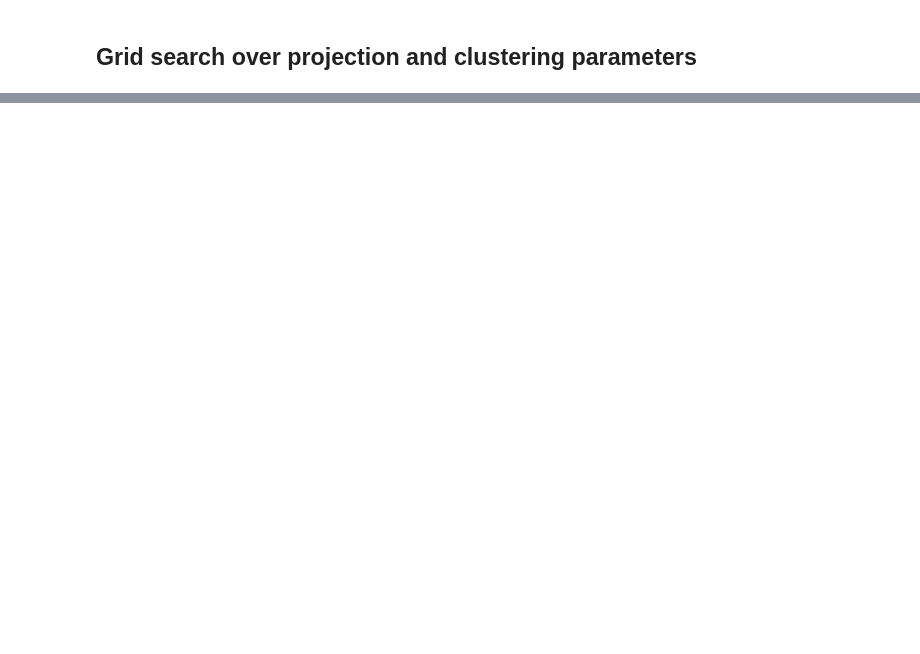
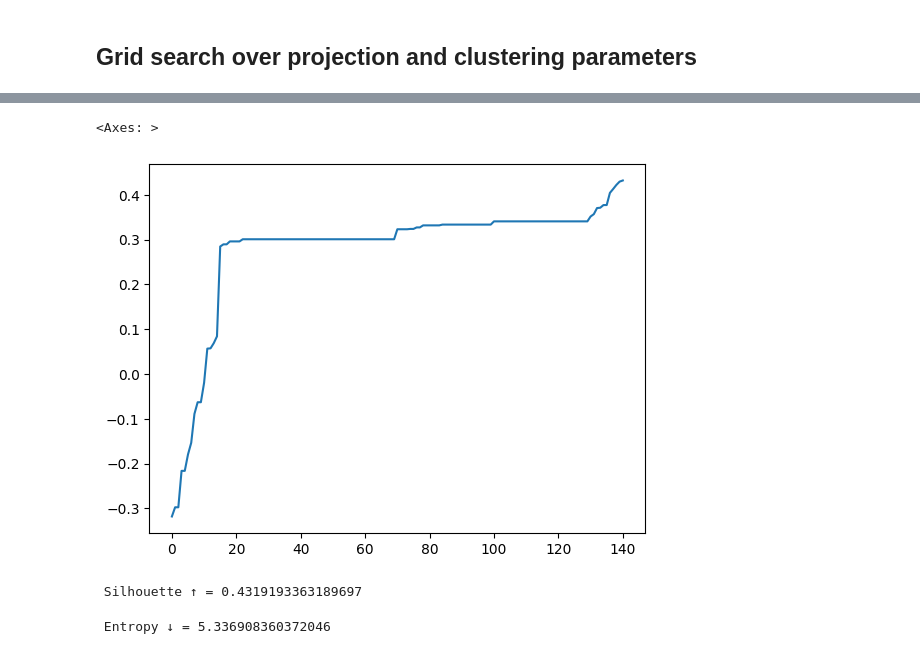
Before and after one commit to mehdi-elion/AI-News-Digest, a Jupyter notebook: notebooks/clustering_trials.ipynb, the cells around one changed output, grey strips where cells are left out. Drawn from its saved outputs; the diff is of its cells as text; code cells hidden in the pictures; blank space fills up the shorter version.

Commit message:
[WIP] summarization trials Mistral +  improved clustering

```diff
--- a/notebooks/clustering_trials.ipynb
+++ b/notebooks/clustering_trials.ipynb
@@ -211,7 +250,7 @@ umap_kwargs = {
     "metric": "cosine",
 }
 
-df_umap = clustering_pipeline(
+df_umap, clustering = clustering_pipeline(
     df_embed,
     umap_kwargs,
     clustering_kwargs,
@@ -252,14 +294,23 @@ from tqdm.contrib.itertools import product
 
 clustering_grid = {
     "min_cluster_size": [3, 5, 10, 15],
-    "min_samples": [None, 3, 5],
-    "max_cluster_size": [None, 10, 15, 25],
-    "cluster_selection_epsilon": [0.0, 0.05, 0.1, 0.5],
+    "min_samples": [3, 5, 10],
+    "max_cluster_size": [None, 15, 25, 40],
+    "cluster_selection_epsilon": [
+        # 0.0,
+        # 0.05,
+        # 0.0,
+        # 0.001,
+        # 0.01,
+        0.05,
+        0.1,
+        0.5,
+    ],
 }
 
 umap_grid = {
-    "n_neighbors": [2, 5, 10, 20],
-    "min_dist": [0.001, 0.01, 0.1, 0.5, 0.85],
+    "n_neighbors": [2, 4, 8, 10],
+    "min_dist": [0.001, 0.01, 0.1, 0.5],
     "n_components": [2],
     "metric": ["cosine"],
     "init": ["random"],
@@ -277,7 +328,7 @@ for umap_vals in product(*tuple(umap_grid.values())):
         umap_kwargs[key] = umap_vals[i]
 
     try:
-        df_umap = clustering_pipeline(
+        df_umap, clustering = clustering_pipeline(
             df_embed,
             umap_kwargs,
             clustering_kwargs=None,
@@ -319,7 +390,7 @@ for clustering_vals in product(*tuple(clustering_grid.values())):
         clustering_kwargs[key] = clustering_vals[i]
 
     try:
-        df_umap = clustering_pipeline(
+        df_umap, clustering = clustering_pipeline(
             df_embed,
             best_umap_kwargs,
             clustering_kwargs=clustering_kwargs,
@@ -351,5 +448,10 @@ df_clustering_search
+# %%
+df_clustering_search["Silhouette ↑"].sort_values().reset_index(drop=True).plot()
+# %% [output]
+<Axes: >
+[figure, added]
 # %%
-df_umap = clustering_pipeline(
+df_umap, clustering = clustering_pipeline(
     df_embed,
     best_umap_kwargs,
     best_clustering_kwargs,
@@ -382,3 +484,6 @@ fig = px.scatter(
     category_orders={"cluster": list(np.sort(pd.unique(clustering.labels_)).astype(str))},
 )
 fig.show()
+# %% [output]
+ Silhouette ↑ = 0.4319193363189697
+ Entropy ↓ = 5.336908360372046
```
Also changed, not shown: parts of 13 cells of this notebook, 3 other files.
